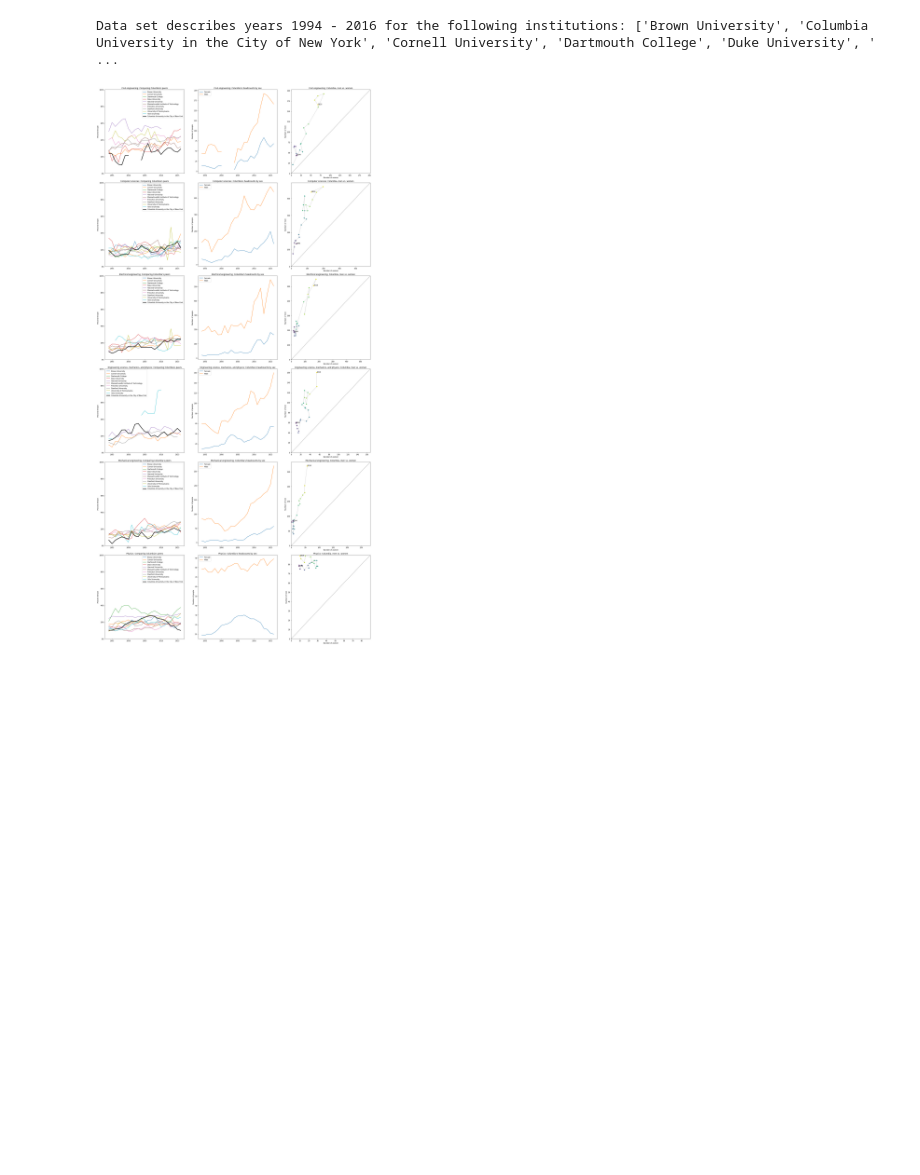
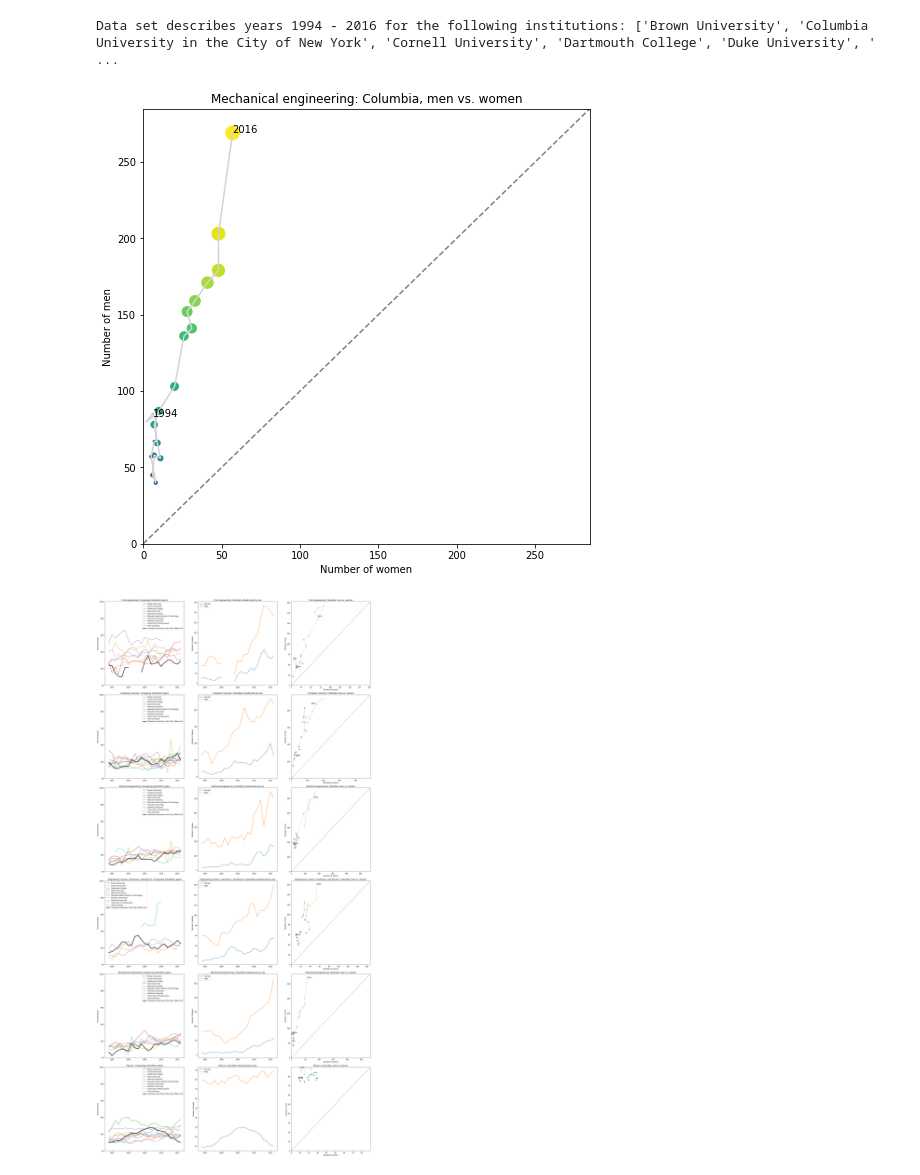
Before and after one commit to spec-journalism/gss-diversity, a Jupyter notebook: notebooks/graduates/sex/detailed-comparison.ipynb, the cells around one changed output. Drawn from its saved outputs; the diff is of its cells as text; code cells hidden in the pictures; blank space fills up the shorter version.

```diff
--- a/notebooks/graduates/sex/detailed-comparison.ipynb
+++ b/notebooks/graduates/sex/detailed-comparison.ipynb
@@ -67,8 +67,8 @@ def get_counts(field, inst):
     for year in years:
         stats = TOTALS[year][inst].get(field, None)
         if stats is None:
-            females.append(None)
-            males.append(None)
+            females.append(0)
+            males.append(0)
             continue
         females.append(stats['Female']['Total for selected values'])
         males.append(stats['Male']['Total for selected values'])
@@ -87,7 +87,7 @@ def plot_counts(ax, field, inst='Columbia University in the City of New York'):
 def plot_connected(ax, field, inst='Columbia University in the City of New York'):
     females, males = get_counts(field, inst)
     ax.plot(females, males, color='lightgray')
-    ax.scatter(females, males, c=[i for i in range(len(males))], cmap='viridis')
+    ax.scatter(females, males, c=[i for i in range(len(males))], s=[i**2.5/12 for i in range(len(males))], cmap='viridis')
 
     for i in [0, -1]:
         ax.annotate(years[i], (females[i], males[i]))
@@ -117,6 +117,12 @@ def plot_all():
     for i, field in enumerate(fields):
         plot_triplet(axArr, i, field)
     fig.tight_layout()
+# %%
+fig, ax = plt.subplots(figsize=(8, 8))
+
+plot_connected(ax, 'Mechanical engineering')
+# %% [output]
+[figure, added]
 # %%
 selected_fields = [
     'Civil engineering',
```
Also changed, not shown: 1 other file.
